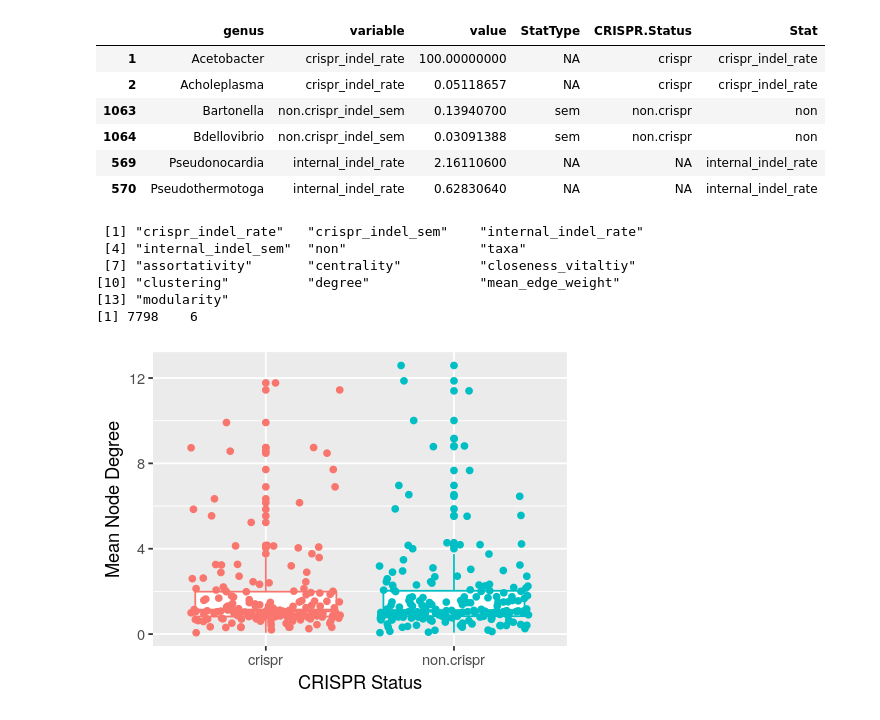
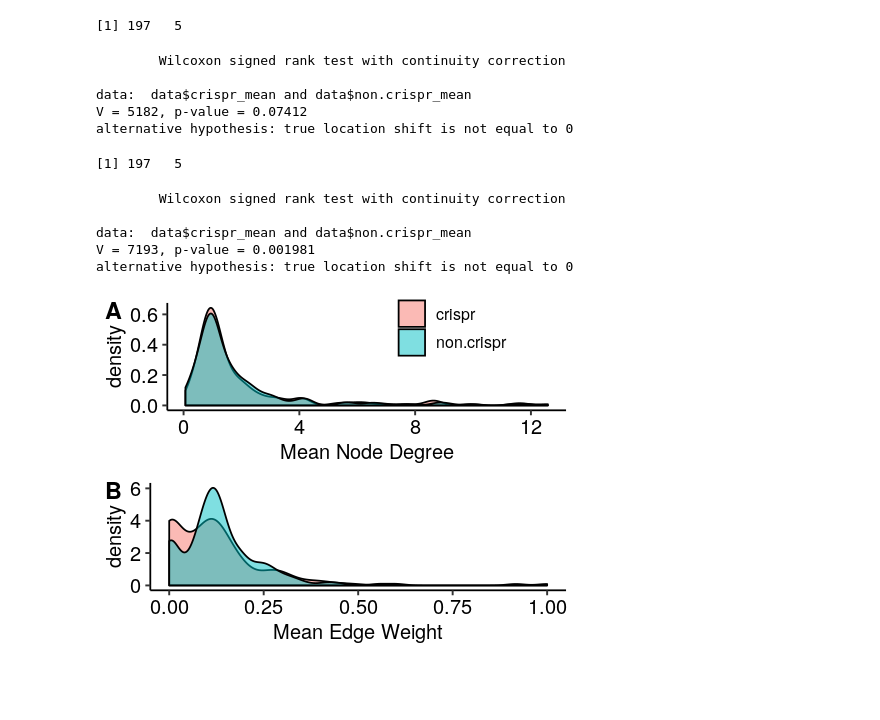
Before and after one commit to DJSiddharthVader/Undergrad_Thesis, a Jupyter notebook: PlottingResults.ipynb, the cells around one changed output. Drawn from its saved outputs; the diff is of its cells as text; code cells hidden in the pictures; blank space fills up the shorter version.

Commit message:
added figures

```diff
--- a/PlottingResults.ipynb
+++ b/PlottingResults.ipynb
@@ -44,36 +45,41 @@ print(dim(df))
-# %%
-gdf <- df[,-which(colnames(df) %in% c('Accession.Number','genus.1'))] %>% distinct(genus,.keep_all=TRUE)
-gdf <- melt(gdf,id.vars='genus',stringsAsFactors=FALSE)
-gdf <- gdf[(!(is.na(gdf$value)))&(gdf$value!='takes_too_long'),]
-gdf$value <- as.numeric(gdf$value)
-gdf$StatType <- sapply(gdf$variable,labelColumns,patterns=c('mean','sem'))
-gdf$CRISPR.Status <- sapply(gdf$variable,labelColumns,patterns=c('non.crispr','crispr'))
-gdf$Stat <- sapply(gdf$variable,function(x) strsplit(as.character(x),'.',fixed=TRUE)[[1]][1])
-gdf[c(1:2,1020:1021,550:551),]
-print(unique(gdf$Stat))
-print(dim(gdf))
-# %% [output]
-|  | genus | variable | value | StatType | CRISPR.Status | Stat |
-| 1 | Acetobacter | crispr_indel_rate | 100.00000000 | NA | crispr | crispr_indel_rate |
-| 2 | Acholeplasma | crispr_indel_rate | 0.05118657 | NA | crispr | crispr_indel_rate |
-| 1063 | Bartonella | non.crispr_indel_sem | 0.13940700 | sem | non.crispr | non |
-| 1064 | Bdellovibrio | non.crispr_indel_sem | 0.03091388 | sem | non.crispr | non |
-| 569 | Pseudonocardia | internal_indel_rate | 2.16110600 | NA | NA | internal_indel_rate |
-| 570 | Pseudothermotoga | internal_indel_rate | 0.62830640 | NA | NA | internal_indel_rate |
- [1] "crispr_indel_rate"   "crispr_indel_sem"    "internal_indel_rate"
- [4] "internal_indel_sem"  "non"                 "taxa"
- [7] "assortativity"       "centrality"          "closeness_vitaltiy"
-[10] "clustering"          "degree"              "mean_edge_weight"
-[13] "modularity"
-[1] 7798    6
-# %%
-data <- dcast(gdf[(gdf$Stat=='degree')&(!(is.na(gdf$CRISPR.Status))),],genus + CRISPR.Status ~ StatType)
-ggplot(data,aes(x=CRISPR.Status,y=mean,col=CRISPR.Status)) +
-    #geom_errorbar(aes(ymin=mean-sem,ymax=mean+sem), width=.05) +
-    geom_boxplot() +
-    geom_jitter() +
-    ylab('Mean Node Degree') +
-    xlab('CRISPR Status') +
-    theme(legend.position='')
-# %% [output]
-[figure, removed]
+# %%
+wilcoxtest <- function(stat,df){
+    data <- dcast(gdf[(gdf$Stat==stat)&(!(is.na(gdf$CRISPR.Status))),],
+                  genus ~ CRISPR.Status + StatType)
+    print(dim(data))
+    wiltest <- wilcox.test(data$crispr_mean,data$non.crispr_mean,paired=TRUE)
+    return(wiltest)
+}
+# %%
+data <- dcast(gdf[(gdf$Stat=='degree')&(!(is.na(gdf$CRISPR.Status))),],genus + CRISPR.Status ~ StatType)
+wilcoxtest('degree',gdf)
+degree <- ggplot(data,aes(x=mean,fill=CRISPR.Status)) +
+    geom_density(alpha=0.5) +
+    xlab('Mean Node Degree') +
+    theme(legend.position=c(0.75,0.9),panel.background=element_rect('white'))
+
+data <- dcast(gdf[(gdf$Stat=='mean_edge_weight')&(!(is.na(gdf$CRISPR.Status))),],genus + CRISPR.Status ~ StatType)
+wilcoxtest('mean_edge_weight',gdf)
+edge_weight <- ggplot(data,aes(x=mean,fill=CRISPR.Status)) +
+    geom_density(alpha=0.5) +
+    xlab('Mean Edge Weight') +
+    theme(legend.position='',panel.background=element_rect('white'))
+fig <- ggarrange(degree, edge_weight,
+                    labels = c("A", "B"),
+                    ncol = 1, nrow = 2)
+ggsave(file.path(figdir,'status_vs_degree_weight.png'),fig,height=10,width=14,units='cm')
+fig
+# %% [output]
+[1] 197   5
+        Wilcoxon signed rank test with continuity correction
+
+data:  data$crispr_mean and data$non.crispr_mean
+V = 5182, p-value = 0.07412
+alternative hypothesis: true location shift is not equal to 0
+[1] 197   5
+        Wilcoxon signed rank test with continuity correction
+
+data:  data$crispr_mean and data$non.crispr_mean
+V = 7193, p-value = 0.001981
+alternative hypothesis: true location shift is not equal to 0
+[figure, added]
```
Also changed, not shown: parts of 7 cells of this notebook.
